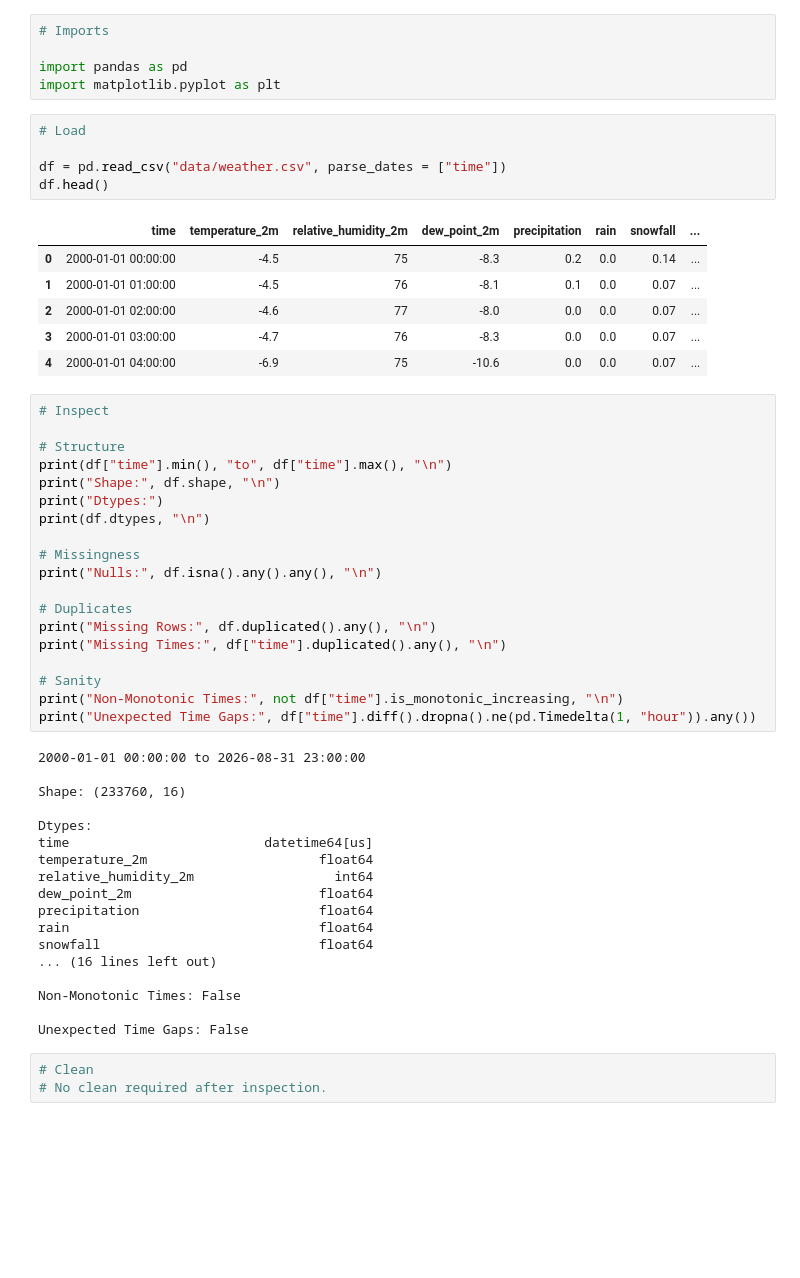
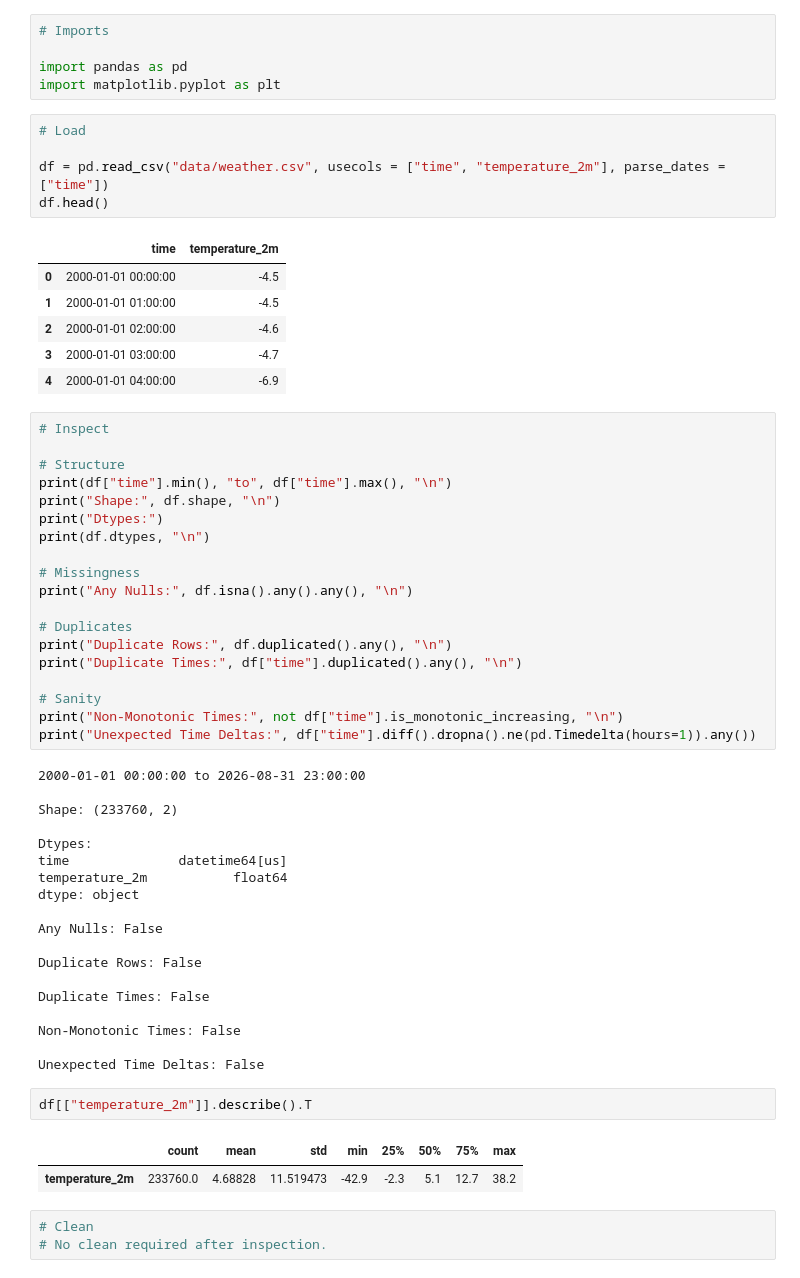
Before and after one commit to BushraElmu/practice-analysis, a Jupyter notebook: 2026-10-03_daytime-vs-overnight-temp-by-month/analysis.ipynb, the cells around one changed output. Cells and saved outputs as stored; diff of their text form; blank space fills up the shorter version.

```diff
--- a/2026-10-03_daytime-vs-overnight-temp-by-month/analysis.ipynb
+++ b/2026-10-03_daytime-vs-overnight-temp-by-month/analysis.ipynb
@@ -6,15 +6,15 @@ import matplotlib.pyplot as plt
 # %%
 # Load
 
-df = pd.read_csv("data/weather.csv", parse_dates = ["time"])
+df = pd.read_csv("data/weather.csv", usecols = ["time", "temperature_2m"], parse_dates = ["time"])
 df.head()
 # %% [output]
-|  | time | temperature_2m | relative_humidity_2m | dew_point_2m | precipitation | rain | snowfall | ... |
-| 0 | 2000-01-01 00:00:00 | -4.5 | 75 | -8.3 | 0.2 | 0.0 | 0.14 | ... |
-| 1 | 2000-01-01 01:00:00 | -4.5 | 76 | -8.1 | 0.1 | 0.0 | 0.07 | ... |
-| 2 | 2000-01-01 02:00:00 | -4.6 | 77 | -8.0 | 0.0 | 0.0 | 0.07 | ... |
-| 3 | 2000-01-01 03:00:00 | -4.7 | 76 | -8.3 | 0.0 | 0.0 | 0.07 | ... |
-| 4 | 2000-01-01 04:00:00 | -6.9 | 75 | -10.6 | 0.0 | 0.0 | 0.07 | ... |
+|  | time | temperature_2m |
+| 0 | 2000-01-01 00:00:00 | -4.5 |
+| 1 | 2000-01-01 01:00:00 | -4.5 |
+| 2 | 2000-01-01 02:00:00 | -4.6 |
+| 3 | 2000-01-01 03:00:00 | -4.7 |
+| 4 | 2000-01-01 04:00:00 | -6.9 |
 # %%
 # Inspect
 
@@ -25,33 +25,39 @@ print("Dtypes:")
 print(df.dtypes, "\n")
 
 # Missingness
-print("Nulls:", df.isna().any().any(), "\n")
+print("Any Nulls:", df.isna().any().any(), "\n")
 
 # Duplicates
-print("Missing Rows:", df.duplicated().any(), "\n")
-print("Missing Times:", df["time"].duplicated().any(), "\n")
+print("Duplicate Rows:", df.duplicated().any(), "\n")
+print("Duplicate Times:", df["time"].duplicated().any(), "\n")
 
 # Sanity
 print("Non-Monotonic Times:", not df["time"].is_monotonic_increasing, "\n")
-print("Unexpected Time Gaps:", df["time"].diff().dropna().ne(pd.Timedelta(1, "hour")).any())
+print("Unexpected Time Deltas:", df["time"].diff().dropna().ne(pd.Timedelta(hours=1)).any())
 # %% [output]
 2000-01-01 00:00:00 to 2026-08-31 23:00:00
 
-Shape: (233760, 16)
+Shape: (233760, 2)
 
 Dtypes:
-time                         datetime64[us]
-temperature_2m                      float64
-relative_humidity_2m                  int64
-dew_point_2m                        float64
-precipitation                       float64
-rain                                float64
-snowfall                            float64
-... (16 lines left out)
+time              datetime64[us]
+temperature_2m           float64
+dtype: object
+
+Any Nulls: False
+
+Duplicate Rows: False
+
+Duplicate Times: False
 
 Non-Monotonic Times: False
 
-Unexpected Time Gaps: False
+Unexpected Time Deltas: False
+# %%
+df[["temperature_2m"]].describe().T
+# %% [output]
+|  | count | mean | std | min | 25% | 50% | 75% | max |
+| temperature_2m | 233760.0 | 4.68828 | 11.519473 | -42.9 | -2.3 | 5.1 | 12.7 | 38.2 |
 # %%
 # Clean
 # No clean required after inspection.
```
Also changed, not shown: parts of 6 cells of this notebook, 2 other files.
